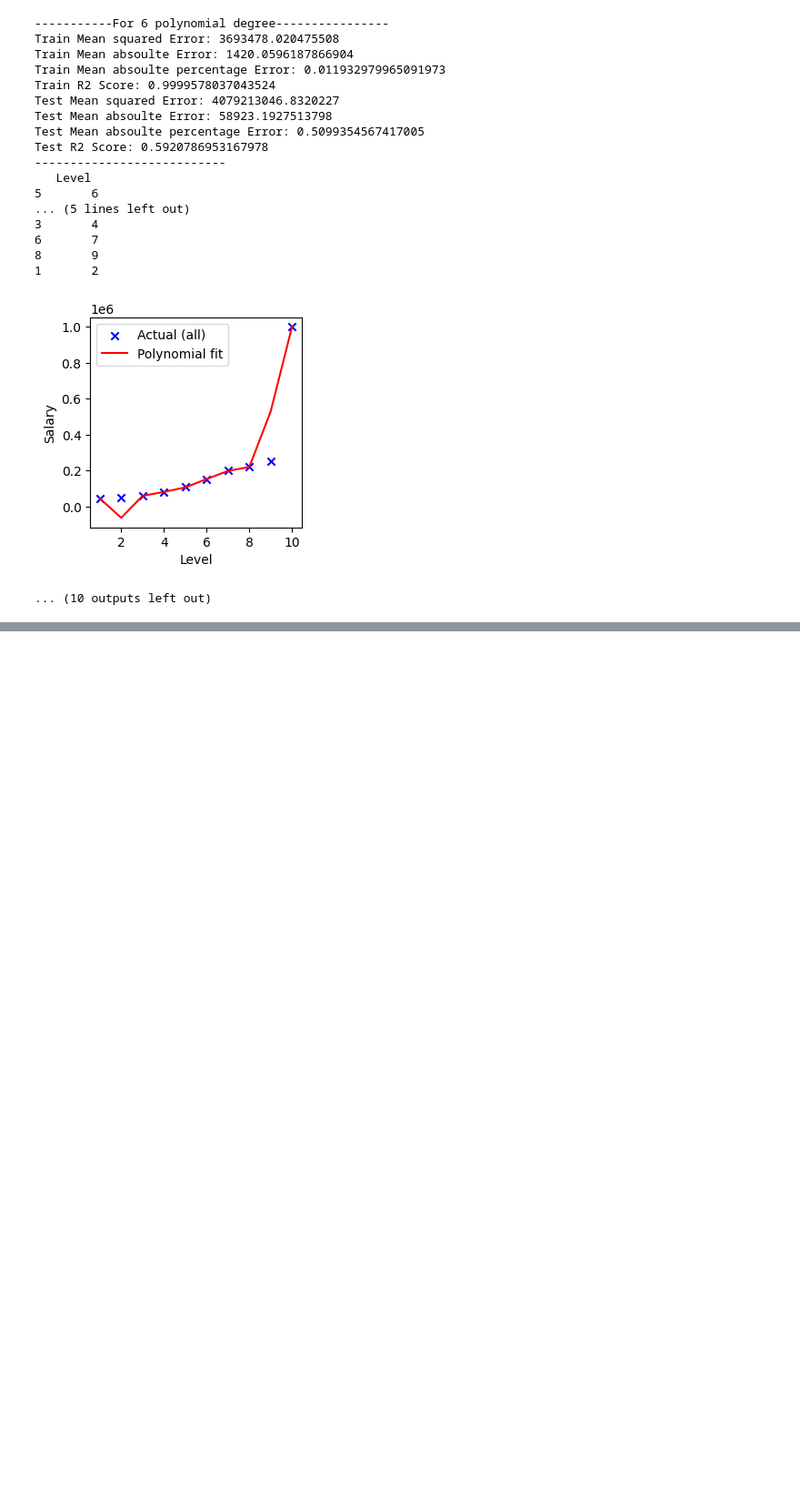
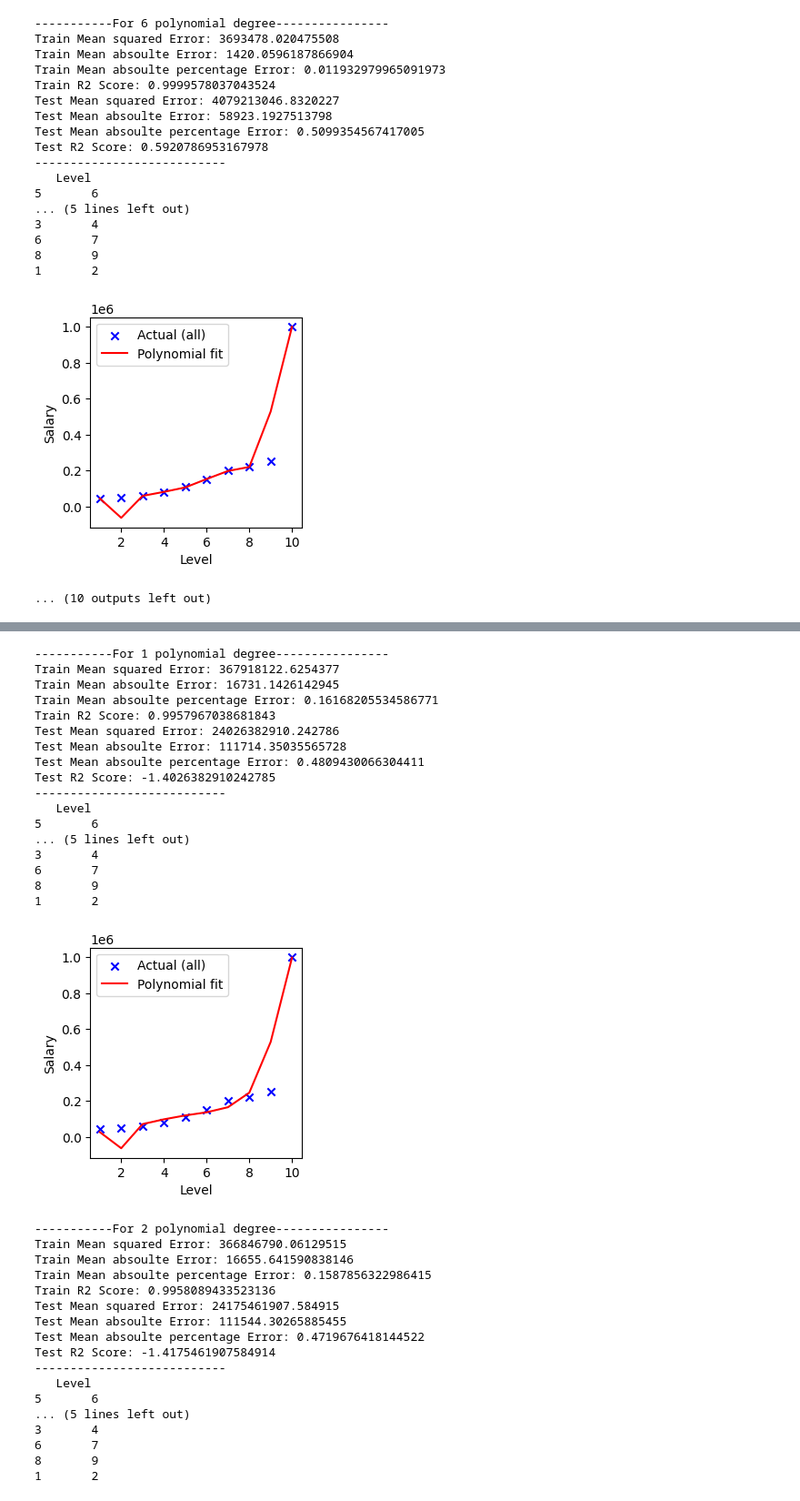
Before and after one commit to prasanna-venkatesh-m/salary-prediction-polynomial-regression, a Jupyter notebook: Polynomial_Regression.ipynb, the cells around one changed output, grey strips where cells are left out. Shown at 91% size. Cells and saved outputs as stored; diff of their text form; code cells hidden in the pictures; blank space fills up the shorter version.

```diff
--- a/Polynomial_Regression.ipynb
+++ b/Polynomial_Regression.ipynb
@@ -427,0 +602,50 @@ Test R2 Score: 0.5920786953167978
+# %%
+def polynomial_en_regression(degree,alpha):
+  poly_features = PolynomialFeatures(degree=degree, include_bias=True)
+  x_train_poly = poly_features.fit_transform(X_train)
+  regression = ElasticNet(alpha=alpha)
+  regression.fit(x_train_poly, y_train)
+  y_train_pred = regression.predict(x_train_poly)
+  y_pred = regression.predict(poly_features.fit_transform(X_test))
+  return y_train_pred,y_pred
+# %%
+for i in range(1,5):
+  y_train_pred, y_pred = polynomial_en_regression(8,i)
+  evalutate_model(y_train_pred,y_pred,i)
+  plot_graph(y_train_pred, y_test_pred)
+# %% [output]
+-----------For 1 polynomial degree----------------
+Train Mean squared Error: 367918122.6254377
+Train Mean absoulte Error: 16731.1426142945
+Train Mean absoulte percentage Error: 0.16168205534586771
+Train R2 Score: 0.9957967038681843
+Test Mean squared Error: 24026382910.242786
+Test Mean absoulte Error: 111714.35035565728
+Test Mean absoulte percentage Error: 0.4809430066304411
+Test R2 Score: -1.4026382910242785
+---------------------------
+   Level
+5       6
+... (5 lines left out)
+3       4
+6       7
+8       9
+1       2
+[figure, added]
+-----------For 2 polynomial degree----------------
+Train Mean squared Error: 366846790.06129515
+Train Mean absoulte Error: 16655.641590838146
+Train Mean absoulte percentage Error: 0.1587856322986415
+Train R2 Score: 0.9958089433523136
+Test Mean squared Error: 24175461907.584915
+Test Mean absoulte Error: 111544.30265885455
+Test Mean absoulte percentage Error: 0.4719676418144522
+Test R2 Score: -1.4175461907584914
+---------------------------
+   Level
+5       6
+... (5 lines left out)
+3       4
+6       7
+8       9
+1       2
```
Also changed, not shown: parts of 6 cells of this notebook.
